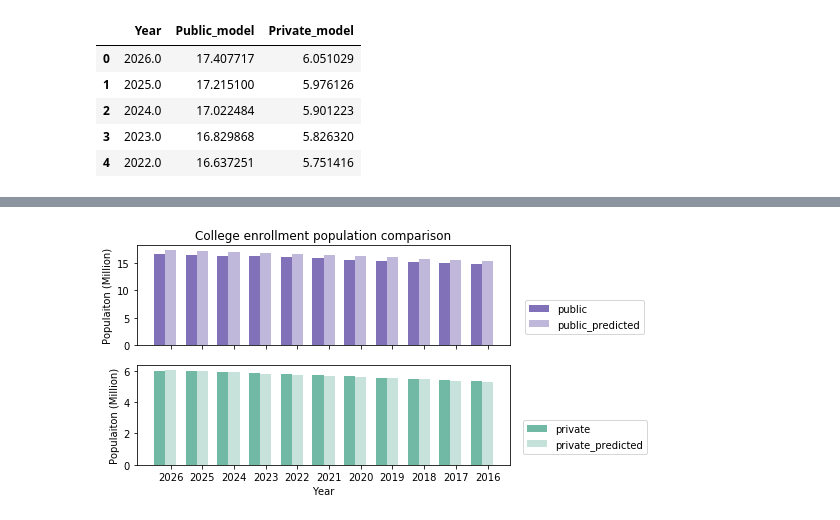
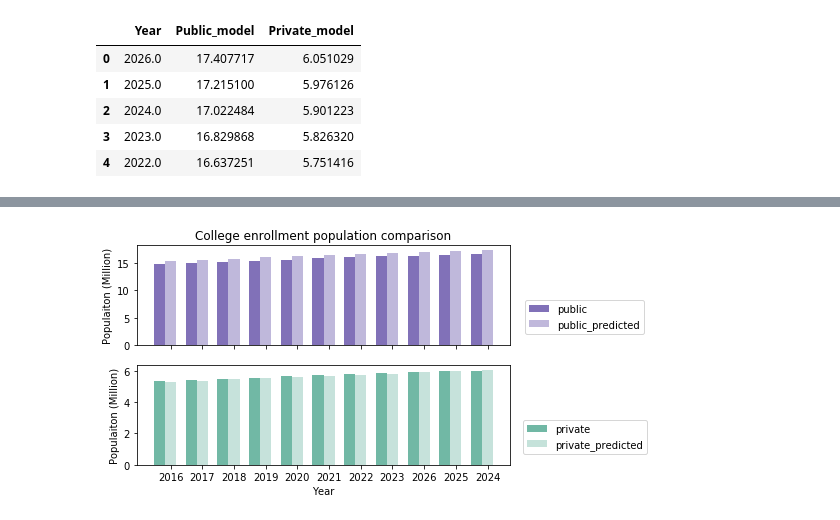
Before and after one commit to EmilySakata/finincing_education, a Jupyter notebook: Linear Regression model.ipynb, the cells around one changed output, grey strips where cells are left out. Saved outputs shown, nothing was run; the diff lists cells and outputs as text; code cells hidden in the pictures.

Commit message:
predicted model plot update

```diff
--- a/Linear Regression model.ipynb
+++ b/Linear Regression model.ipynb
@@ -174,3 +174,6 @@ df2.head()
 | 2 | 2024.0 | 17.022484 | 5.901223 |
 | 3 | 2023.0 | 16.829868 | 5.826320 |
 | 4 | 2022.0 | 16.637251 | 5.751416 |
+# %%
+reversed_df2 = df2.iloc[::-1]
+reversed_df2
@@ -177,5 +208,7 @@ df2.head()
 # %%
 df3 = df.drop(df.index[11:])
-df3.head()
+
+reversed_df3 = df3.iloc[::-1]
+reversed_df3.reset_index(drop=True)
 # %% [output]
 |  | Year | Public | Private |
@@ -189,10 +228,10 @@ df3.head()
 
 # data to plot
 n_groups = 11
-public = df3["Public"]
-private = df3["Private"]
-predicted1 = df2["Public_model"]
-predicted2 = df2["Private_model"]
+public = reversed_df3["Public"]
+private = reversed_df3["Private"]
+predicted1 = reversed_df2["Public_model"]
+predicted2 = reversed_df2["Private_model"]
 
 
 
@@ -209,32 +248,32 @@ opacity = 0.8
 
 rects1 = ax1.bar(index, public, bar_width,
                  alpha=opacity,
                  color='#624ea7',
                  label='public')
 rects2 = ax2.bar(index, private, bar_width,
                  alpha=opacity,
                  color='#4ea78f',
                  label='private')
 
 rects3 = ax1.bar(index + bar_width, predicted1, bar_width,
                  alpha=opacity,
                  color='#b0a6d3',
                  label='public_predicted')
 rects4 = ax2.bar(index + bar_width, predicted2, bar_width,
                  alpha=opacity,
                  color='#b8dbd2',
                  label='private_predicted')
 
 
 ax1.set_title('College enrollment population comparison')
 ax1.set_ylabel('Populaiton (Million)')
 ax2.set_ylabel('Populaiton (Million)')
 ax2.set_xlabel('Year')
-plt.xticks(index + bar_width, ("2026", '2025', '2024', '2023', "2022", '2021', '2020', '2019','2018', '2017', '2016'))
+plt.xticks(index + bar_width, ('2016', '2017', '2018',  '2019','2020','2021', "2022",  '2023', "2026", '2025', '2024',))
 ax1.legend(loc=9, bbox_to_anchor=(1.2, 0.5))
 ax2.legend(loc=9, bbox_to_anchor=(1.2, 0.5))
 
 plt.tight_layout()
 plt.show()
 # %% [output]
-[figure, old version]
+[figure, new version]
```
Also changed, not shown: parts of 3 cells of this notebook.
